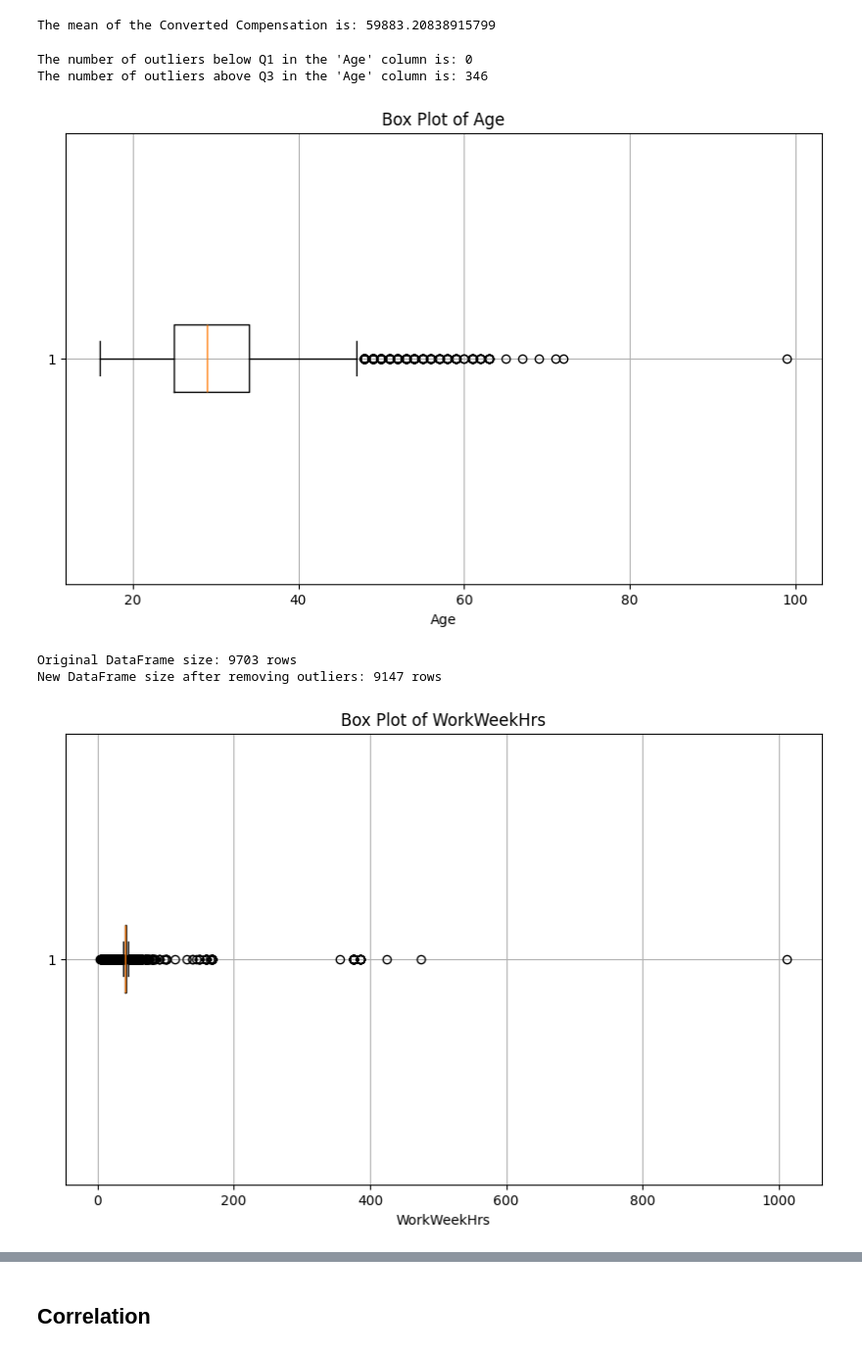
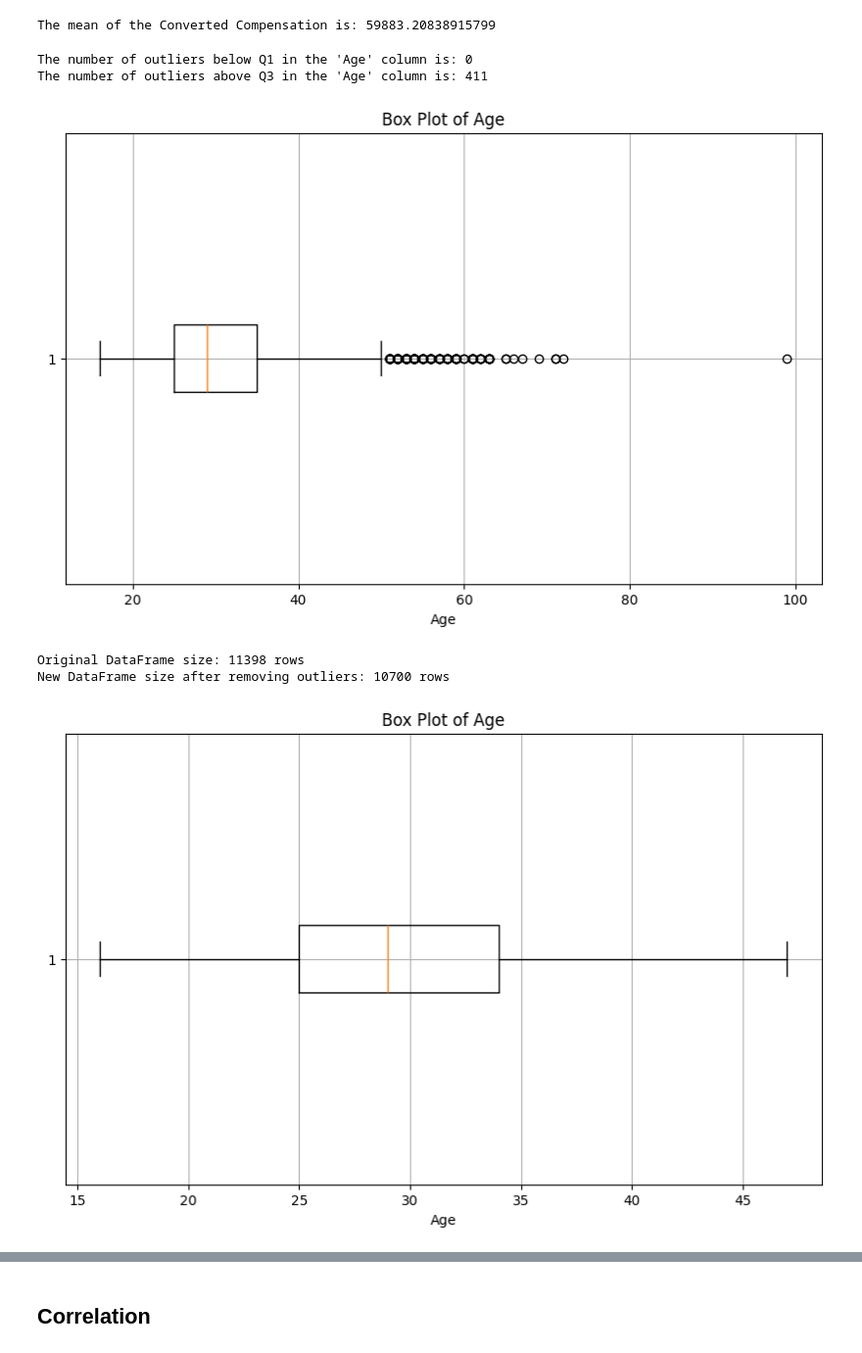
Before and after one commit to Arsiry/ibm-professional-certificates, a Jupyter notebook: data_analyst_capstone_project/_m3_exploratory_data_analysis.ipynb, the cells around one changed output, grey strips where cells are left out. Shown: that part at 98% size. Cells and saved outputs as stored; diff of their text form; code cells hidden in the pictures.

Commit message:
data analyst project

```diff
--- a/data_analyst_capstone_project/_m3_exploratory_data_analysis.ipynb
+++ b/data_analyst_capstone_project/_m3_exploratory_data_analysis.ipynb
@@ -250,5 +250,8 @@ print(f"New DataFrame size after removing outliers: {df_no_outliers.shape[0]} ro
 # %% [output]
 Original DataFrame size: 11398 rows
 New DataFrame size after removing outliers: 9703 rows
+# %%
+# Replace outliers with None
+df['ConvertedComp'] = df['ConvertedComp'].apply(lambda x: None if x < lower_bound or x > upper_bound else x)
 # %%
 # Calculate the median of the 'ConvertedComp' column
@@ -274,46 +277,49 @@ upper_bound = q3 + 1.5 * iqr
 
 
 # Count the number of outliers below Q1
-outliers_below_q1 = df_no_outliers[df_no_outliers['Age'] < lower_bound].shape[0]
+outliers_below_q1 = df[df['Age'] < lower_bound].shape[0]
 
 # Count the number of outliers below Q1
-outliers_above_q3 = df_no_outliers[df_no_outliers['Age'] > upper_bound].shape[0]
+outliers_above_q3 = df[df['Age'] > upper_bound].shape[0]
 
 print(f"The number of outliers below Q1 in the 'Age' column is: {outliers_below_q1}")
 print(f"The number of outliers above Q3 in the 'Age' column is: {outliers_above_q3}")
 # %% [output]
 The number of outliers below Q1 in the 'Age' column is: 0
-The number of outliers above Q3 in the 'Age' column is: 346
+The number of outliers above Q3 in the 'Age' column is: 411
 # %%
 # Plot a box plot for the 'Age' column to check for outliers
 plt.figure(figsize=(10, 6))
-plt.boxplot(df_no_outliers['Age'].dropna(), vert=False)
+plt.boxplot(df['Age'].dropna(), vert=False)
 plt.title('Box Plot of Age')
 plt.xlabel('Age')
 plt.grid(True)
 plt.show()
 # %% [output]
-[figure, old version]
+[figure, new version]
 # %%
-print(f"Original DataFrame size: {df_no_outliers.shape[0]} rows")
+print(f"Original DataFrame size: {df.shape[0]} rows")
 
 # Create a new DataFrame by removing outliers
-df_no_outliers_ = df_no_outliers[(df_no_outliers['Age'] > lower_bound) & (df['Age'] < upper_bound)]
+df_no_outliers_ = df[(df['Age'] > lower_bound) & (df['Age'] < upper_bound)]
 
 print(f"New DataFrame size after removing outliers: {df_no_outliers_.shape[0]} rows")
 # %% [output]
-Original DataFrame size: 9703 rows
-New DataFrame size after removing outliers: 9147 rows
+Original DataFrame size: 11398 rows
+New DataFrame size after removing outliers: 10700 rows
+# %%
+# Replace outliers with None
+df['Age'] = df['Age'].apply(lambda x: None if x < lower_bound or x > upper_bound else x)
 # %%
-# Plot a box plot for the 'WorkWeekHrs' column to check for outliers
+# Plot a box plot for the 'Age' column to check for outliers
 plt.figure(figsize=(10, 6))
-plt.boxplot(df_no_outliers_['WorkWeekHrs'].dropna(), vert=False)
-plt.title('Box Plot of WorkWeekHrs')
-plt.xlabel('WorkWeekHrs')
+plt.boxplot(df['Age'].dropna(), vert=False)
+plt.title('Box Plot of Age')
+plt.xlabel('Age')
 plt.grid(True)
 plt.show()
 # %% [output]
-[figure, old version]
+[figure, new version]
 # %%
 # Calculate Q1 (25th percentile) and IQR for 'WorkWeekHrs'
 q1 = df_no_outliers_['WorkWeekHrs'].quantile(0.25)
```
Also changed, not shown: parts of 13 cells of this notebook, 9 other files.
